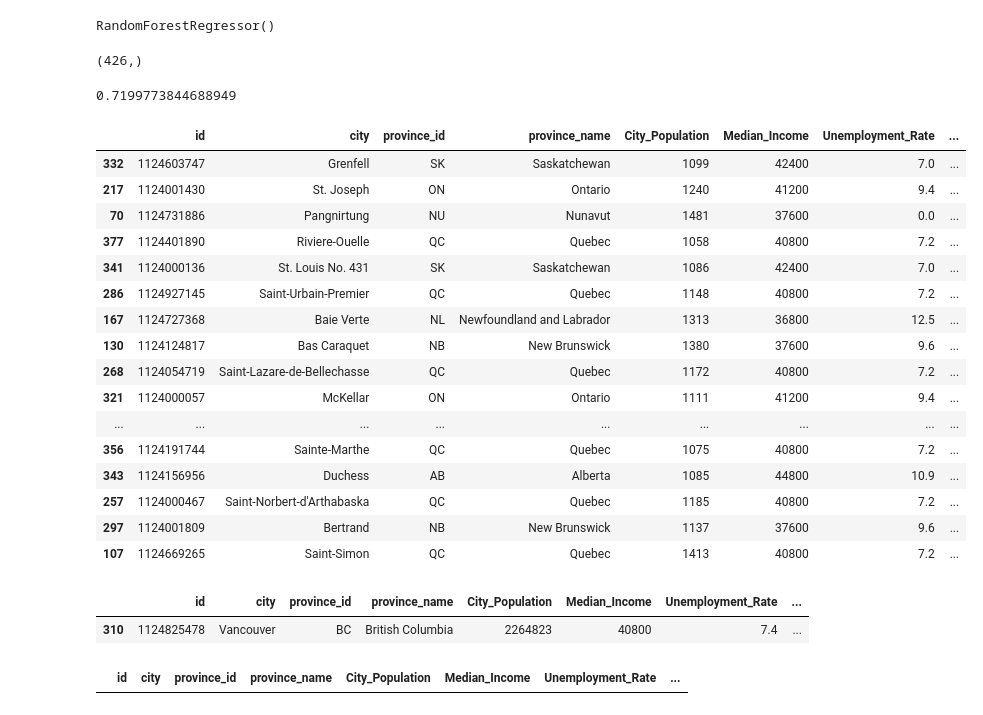
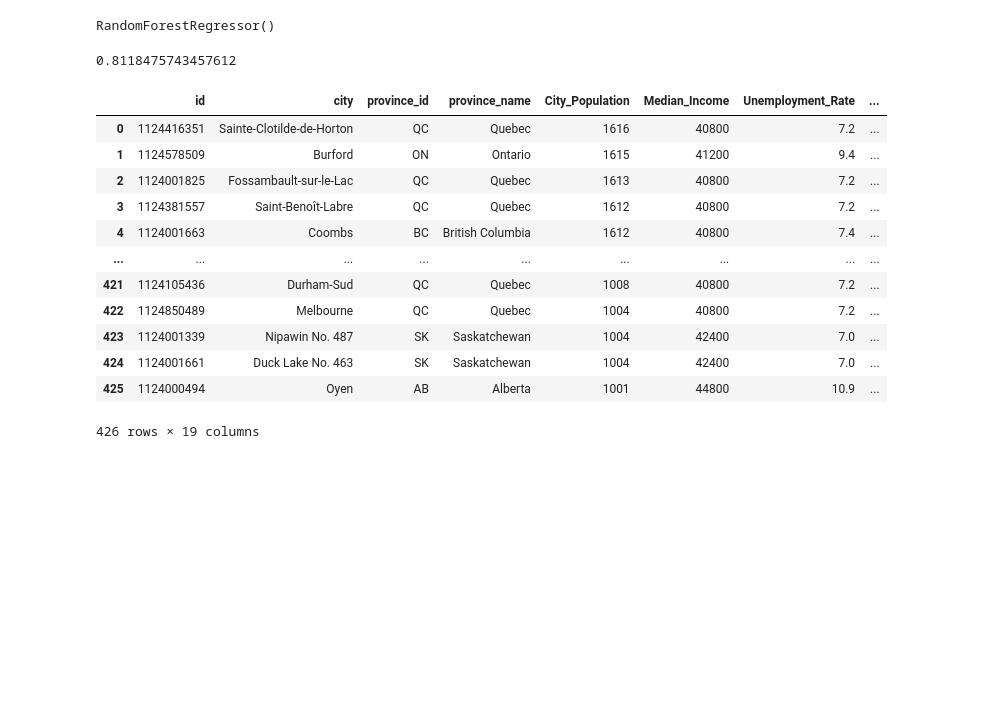
Before and after one commit to JorMerr/EV_charging_locations, a Jupyter notebook: ML_Model/ML-model.ipynb, the cells around one changed output. Cells and saved outputs as stored; diff of their text form; code cells hidden in the pictures; blank space fills up the shorter version.

Commit message:
Update to model preprocessing to resolve missing city rows

```diff
--- a/ML_Model/ML-model.ipynb
+++ b/ML_Model/ML-model.ipynb
@@ -171,16 +218,24 @@ features_data.to_csv(filepath)
 import pickle
 
 # Save the trained model
-EV_station_predictions = "station_prediction_model.pkl"
+RFREG_model = "station_prediction_model.pkl"
+# OMP_model = "omp_station_prediction_model.pkl"
 
-with open(EV_station_predictions, 'wb') as file:
+with open(RFREG_model, 'wb') as file:
     pickle.dump(regr, file)
+
+# with open(OMP_model, 'wb') as file:
+#     pickle.dump(omp,file)
 # %%
 # Load the model
-with open(EV_station_predictions, 'rb') as file:
-    prediction_model = pickle.load(file)
+with open(RFREG_model, 'rb') as file:
+    rfreg_model = pickle.load(file)
 
-prediction_model
+# with open(OMP_model, 'rb') as file:
+#     omp_model = pickle.load(file)
+
+rfreg_model
+# omp_model
 # %% [output]
 RandomForestRegressor()
 # %%
@@ -190,11 +245,8 @@ X_test = features_unseen.drop(["City_EV_stations_locations"],axis=1).values
 # %%
 # Use the reloaded model to calculate accuracy score and predict target values
-predictions = prediction_model.predict(X_test)
-print(predictions.shape)
+rfreg_predictions = rfreg_model.predict(X_unseen)
-# %% [output]
-(426,)
 # %%
 # Check predictions score
-prediction_model.score(X_test,y_test)
+rfreg_model.score(X_unseen,y_unseen)
 # %% [output]
-0.7199773844688949
+0.8118475743457612
@@ -201,6 +259,6 @@ prediction_model.score(X_test,y_test)
 # %%
 # Integrate predictions to features_unseen dataframe
-unseen_data["model_predictions"] = predictions
+unseen_data["model_predictions"] = rfreg_predictions
 # %%
 # Reorder columns to provide direct comparison of existing EV_charing_locations to model predictions
 unseen_data = unseen_data[['id', 'city', 'province_id', 'province_name', 'City_Population',
@@ -210,34 +268,21 @@ unseen_data = unseen_data[['id', 'city', 'province_id', 'province_name', 'City_P
        'Univ_diploma_Below_Bachelor_perc', 'Univ_diploma_Above_Bachelor_perc',
        'City_EV_stations_locations','model_predictions']]
 # %%
-unseen_data.sample(25)
+unseen_data
 # %% [output]
 |  | id | city | province_id | province_name | City_Population | Median_Income | Unemployment_Rate | ... |
-| 332 | 1124603747 | Grenfell | SK | Saskatchewan | 1099 | 42400 | 7.0 | ... |
-| 217 | 1124001430 | St. Joseph | ON | Ontario | 1240 | 41200 | 9.4 | ... |
-| 70 | 1124731886 | Pangnirtung | NU | Nunavut | 1481 | 37600 | 0.0 | ... |
-| 377 | 1124401890 | Riviere-Ouelle | QC | Quebec | 1058 | 40800 | 7.2 | ... |
-| 341 | 1124000136 | St. Louis No. 431 | SK | Saskatchewan | 1086 | 42400 | 7.0 | ... |
-| 286 | 1124927145 | Saint-Urbain-Premier | QC | Quebec | 1148 | 40800 | 7.2 | ... |
-| 167 | 1124727368 | Baie Verte | NL | Newfoundland and Labrador | 1313 | 36800 | 12.5 | ... |
-| 130 | 1124124817 | Bas Caraquet | NB | New Brunswick | 1380 | 37600 | 9.6 | ... |
-| 268 | 1124054719 | Saint-Lazare-de-Bellechasse | QC | Quebec | 1172 | 40800 | 7.2 | ... |
-| 321 | 1124000057 | McKellar | ON | Ontario | 1111 | 41200 | 9.4 | ... |
+| 0 | 1124416351 | Sainte-Clotilde-de-Horton | QC | Quebec | 1616 | 40800 | 7.2 | ... |
+| 1 | 1124578509 | Burford | ON | Ontario | 1615 | 41200 | 9.4 | ... |
+| 2 | 1124001825 | Fossambault-sur-le-Lac | QC | Quebec | 1613 | 40800 | 7.2 | ... |
+| 3 | 1124381557 | Saint-Benoît-Labre | QC | Quebec | 1612 | 40800 | 7.2 | ... |
+| 4 | 1124001663 | Coombs | BC | British Columbia | 1612 | 40800 | 7.4 | ... |
 | ... | ... | ... | ... | ... | ... | ... | ... | ... |
-| 356 | 1124191744 | Sainte-Marthe | QC | Quebec | 1075 | 40800 | 7.2 | ... |
-| 343 | 1124156956 | Duchess | AB | Alberta | 1085 | 44800 | 10.9 | ... |
-| 257 | 1124000467 | Saint-Norbert-d'Arthabaska | QC | Quebec | 1185 | 40800 | 7.2 | ... |
-| 297 | 1124001809 | Bertrand | NB | New Brunswick | 1137 | 37600 | 9.6 | ... |
-| 107 | 1124669265 | Saint-Simon | QC | Quebec | 1413 | 40800 | 7.2 | ... |
+| 421 | 1124105436 | Durham-Sud | QC | Quebec | 1008 | 40800 | 7.2 | ... |
+| 422 | 1124850489 | Melbourne | QC | Quebec | 1004 | 40800 | 7.2 | ... |
+| 423 | 1124001339 | Nipawin No. 487 | SK | Saskatchewan | 1004 | 42400 | 7.0 | ... |
+| 424 | 1124001661 | Duck Lake No. 463 | SK | Saskatchewan | 1004 | 42400 | 7.0 | ... |
+| 425 | 1124000494 | Oyen | AB | Alberta | 1001 | 44800 | 10.9 | ... |
+426 rows × 19 columns
-# %%
-features_data.loc[features_data["city"] == "Vancouver"]
-# %% [output]
-|  | id | city | province_id | province_name | City_Population | Median_Income | Unemployment_Rate | ... |
-| 310 | 1124825478 | Vancouver | BC | British Columbia | 2264823 | 40800 | 7.4 | ... |
-# %%
-unseen_data.loc[unseen_data["city"] == "Montreal"]
-# %% [output]
-|  | id | city | province_id | province_name | City_Population | Median_Income | Unemployment_Rate | ... |
 # %%
 # Save prediction DataFrame to csv file
 # Create filepath
```
Also changed, not shown: parts of 13 cells of this notebook, 3 other files.
